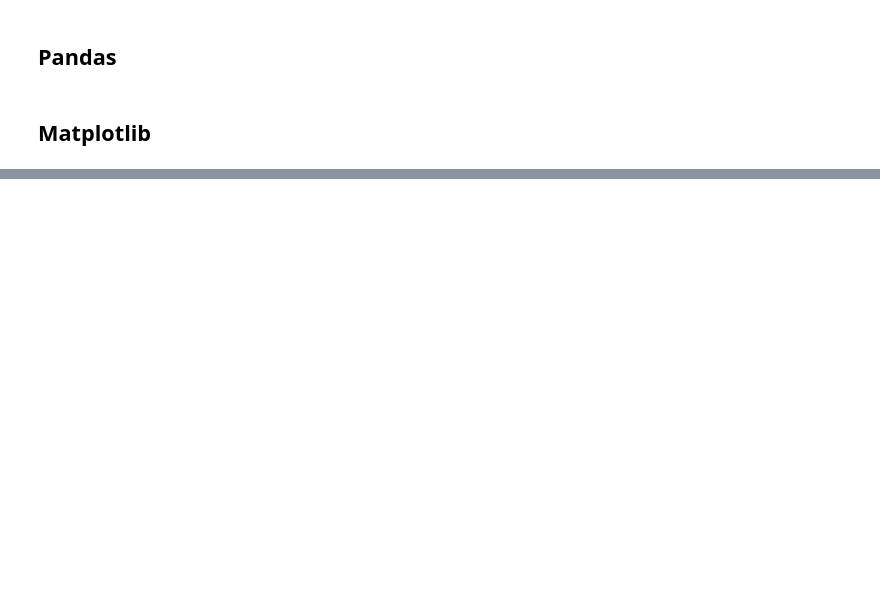
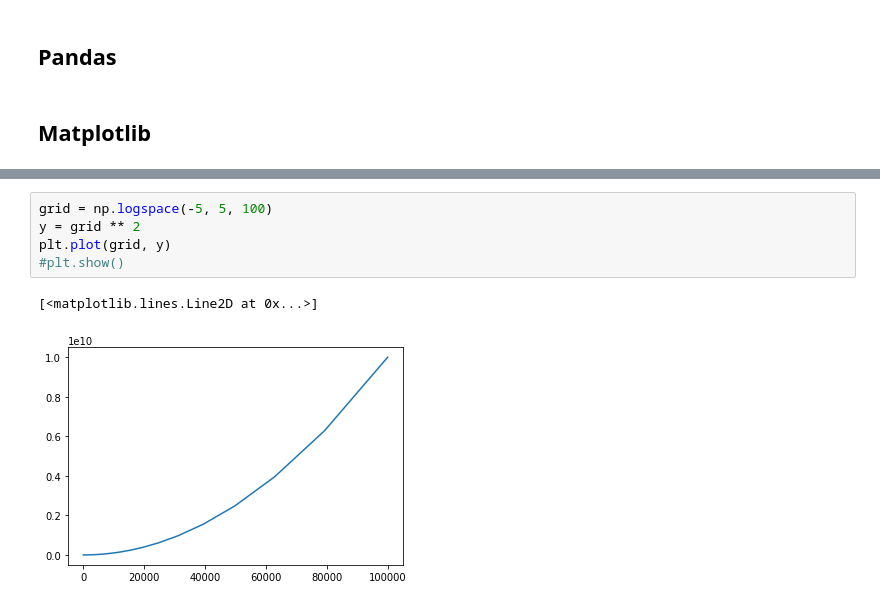
Before and after one commit to yu-rovikov/Sberbank, a Jupyter notebook: PO3/seminars/seminar_1_linear/Python, numpy, matplotlib short intro.ipynb, the cells around one changed output, grey strips where cells are left out. Drawn from its saved outputs; the diff is of its cells as text; blank space fills up the shorter version.

```diff
--- a/PO3/seminars/seminar_1_linear/Python, numpy, matplotlib short intro.ipynb
+++ b/PO3/seminars/seminar_1_linear/Python, numpy, matplotlib short intro.ipynb
@@ -39,0 +131,8 @@ Namespaces are one honking great idea -- let's do more of those!
+# %%
+grid = np.logspace(-5, 5, 100)
+y = grid ** 2
+plt.plot(grid, y)
+#plt.show()
+# %% [output]
+[<matplotlib.lines.Line2D at 0x...>]
+[figure, added]
```
Also changed, not shown: parts of 19 cells of this notebook, 2 other files.
